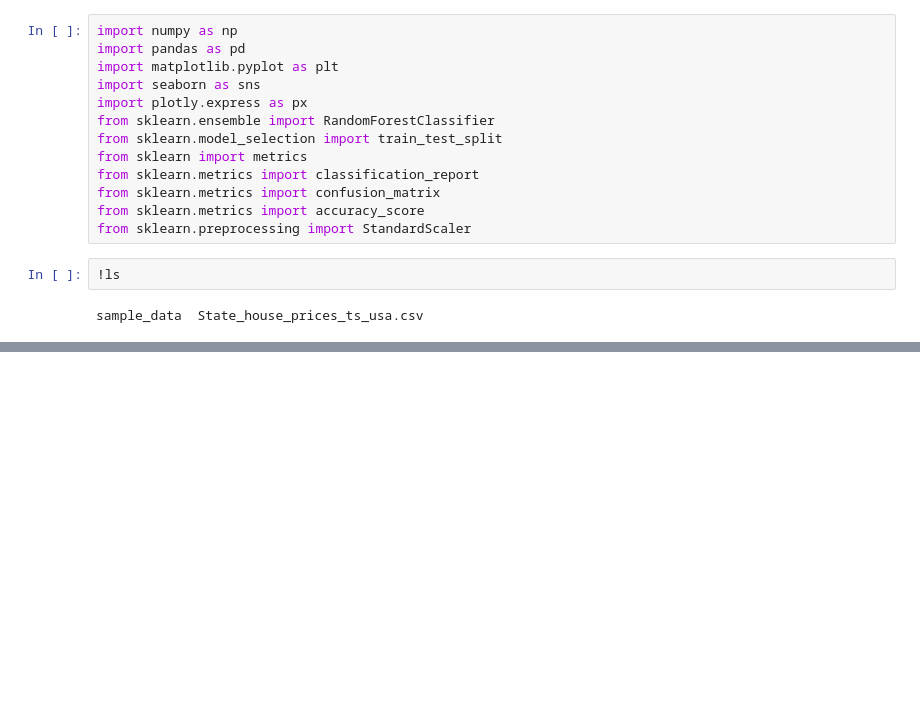
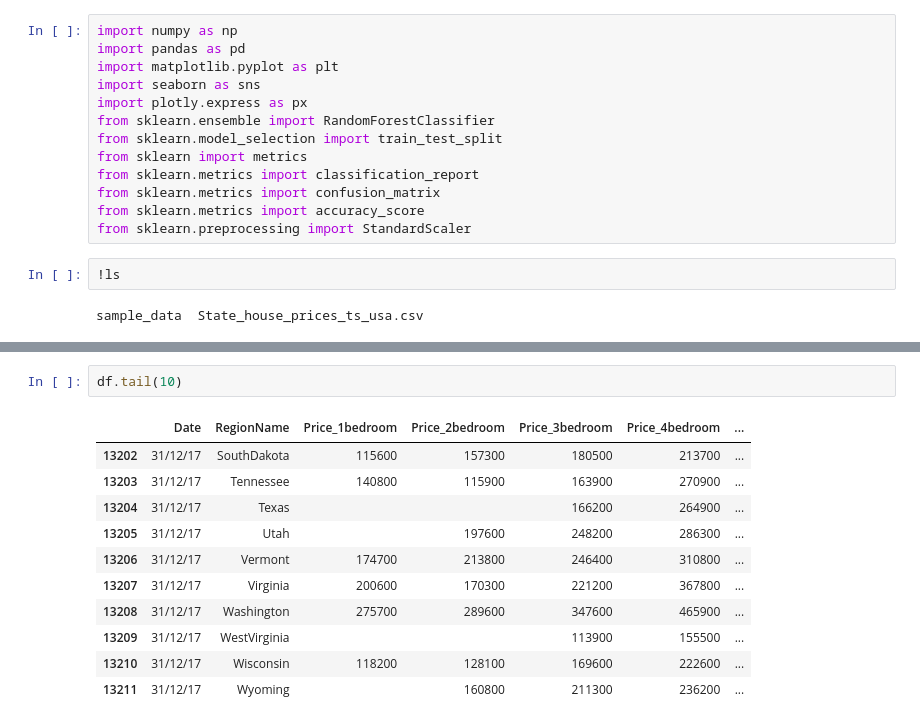
Before and after one commit to MaliheDahmardeh/state-house-price-analysis-SM, a Jupyter notebook: state-house-price-analysis.ipynb, the cells around one changed output, grey strips where cells are left out. Drawn from its saved outputs; the diff is of its cells as text; blank space fills up the shorter version.

```diff
--- a/state-house-price-analysis.ipynb
+++ b/state-house-price-analysis.ipynb
@@ -58,0 +71,14 @@ df_house_price
+# %%
+df.tail(10)
+# %% [output]
+|  | Date | RegionName | Price_1bedroom | Price_2bedroom | Price_3bedroom | Price_4bedroom | ... |
+| 13202 | 31/12/17 | SouthDakota | 115600 | 157300 | 180500 | 213700 | ... |
+| 13203 | 31/12/17 | Tennessee | 140800 | 115900 | 163900 | 270900 | ... |
+| 13204 | 31/12/17 | Texas |  |  | 166200 | 264900 | ... |
+| 13205 | 31/12/17 | Utah |  | 197600 | 248200 | 286300 | ... |
+| 13206 | 31/12/17 | Vermont | 174700 | 213800 | 246400 | 310800 | ... |
+| 13207 | 31/12/17 | Virginia | 200600 | 170300 | 221200 | 367800 | ... |
+| 13208 | 31/12/17 | Washington | 275700 | 289600 | 347600 | 465900 | ... |
+| 13209 | 31/12/17 | WestVirginia |  |  | 113900 | 155500 | ... |
+| 13210 | 31/12/17 | Wisconsin | 118200 | 128100 | 169600 | 222600 | ... |
+| 13211 | 31/12/17 | Wyoming |  | 160800 | 211300 | 236200 | ... |
```
Also changed, not shown: parts of 9 cells of this notebook.
